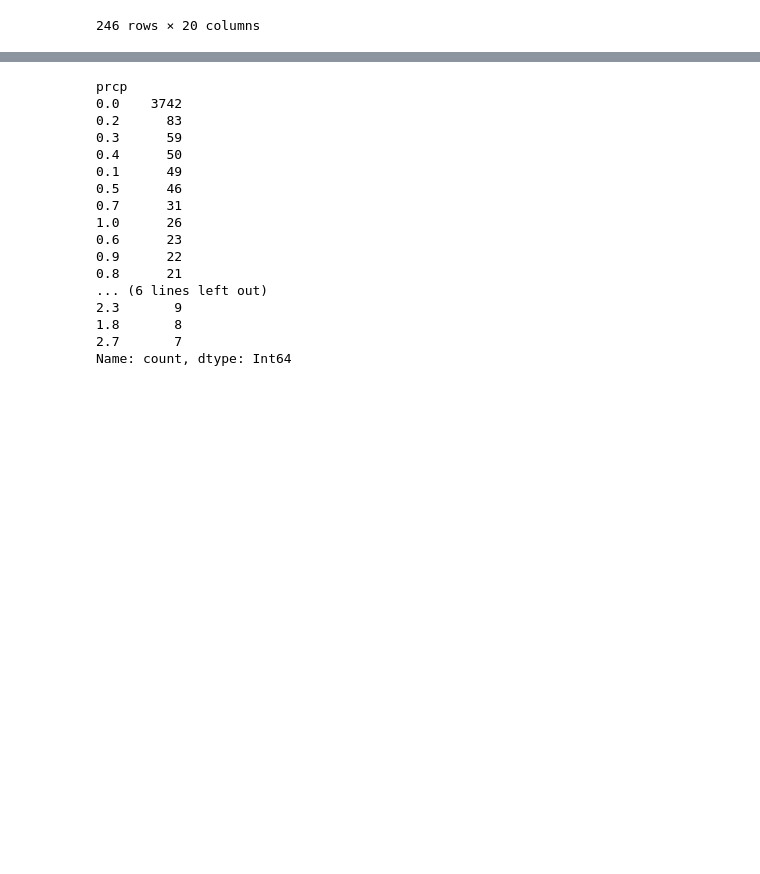
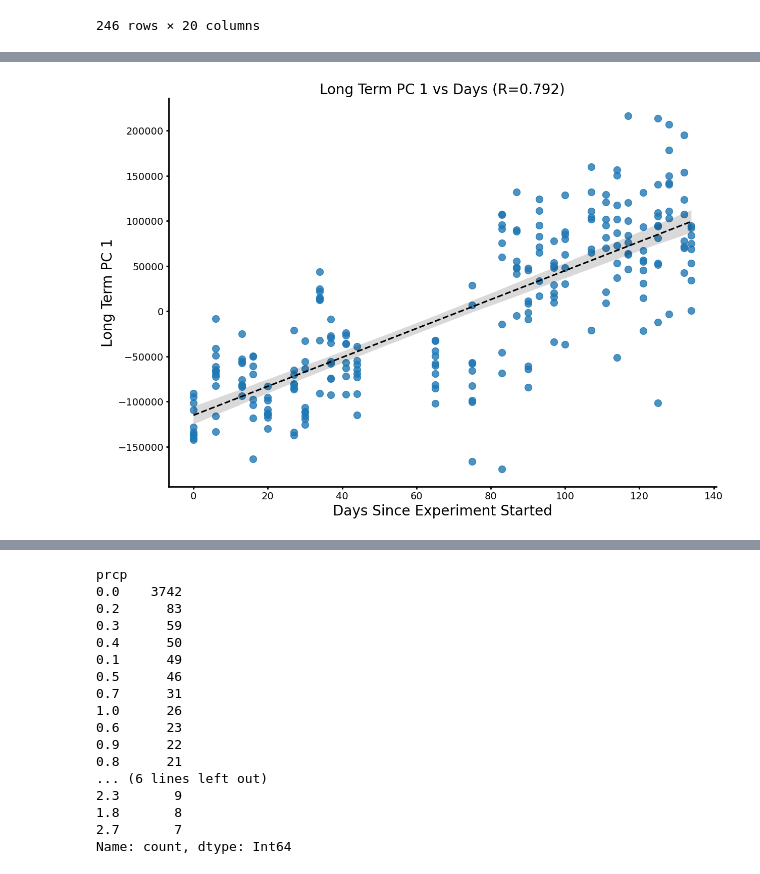
Before and after one commit to mikepassal/Outdoor_microbiome, a Jupyter notebook: Local_analysis/Converting_plates_to_normal_format/Analyzing_plates_1_5_pca_modifications.ipynb, the cells around one changed output, grey strips where cells are left out. Saved outputs shown, nothing was run; the diff lists cells and outputs as text; code cells hidden in the pictures; blank space fills up the shorter version.

```diff
--- a/Local_analysis/Converting_plates_to_normal_format/Analyzing_plates_1_5_pca_modifications.ipynb
+++ b/Local_analysis/Converting_plates_to_normal_format/Analyzing_plates_1_5_pca_modifications.ipynb
@@ -383,0 +340,28 @@ array([0.67809966, 0.19184201, 0.05122127, 0.03365849, 0.02070434])
+# %%
+long_term_dates = pd.to_datetime(long_term_meta_data["date"])
+days_since_start = (long_term_dates - long_term_dates.min()).dt.days
+
+slope, intercept, r_value, p_value, std_err = stats.linregress(days_since_start, long_term_pca[:, 0])
+
+fig, ax = plt.subplots(figsize=(14, 10))
+fig.patch.set_facecolor("white")
+r, _ = stats.pearsonr(days_since_start, long_term_pca[:, 0])
+sns.regplot(
+    x=days_since_start,
+    y=long_term_pca[:, 0],
+    scatter_kws={"s": 100, "alpha": 0.8},
+    line_kws={"color": "k", "linestyle": "--"},
+    ax=ax
+)
+
+plt.xlabel("Days Since Experiment Started", fontsize=20)
+plt.ylabel("Long Term PC 1", fontsize=20)
+plt.title(f"Long Term PC 1 vs Days (R={r:.3f})", fontsize=20)
+
+sns.despine()
+ax.spines["bottom"].set_color("black")
+ax.spines["bottom"].set_linewidth(2)
+ax.spines["left"].set_color("black")
+ax.spines["left"].set_linewidth(2)
+ax.tick_params(axis="both", width=2, labelsize=14)
+# %% [output]
@@ -384,3 +369,4 @@ array([0.67809966, 0.19184201, 0.05122127, 0.03365849, 0.02070434])
+[figure, added]
 # %%
 fig, ax = plt.subplots(figsize=(14, 10))
 fig.patch.set_facecolor("white")
```
Also changed, not shown: parts of 12 cells of this notebook, 1 other file.
